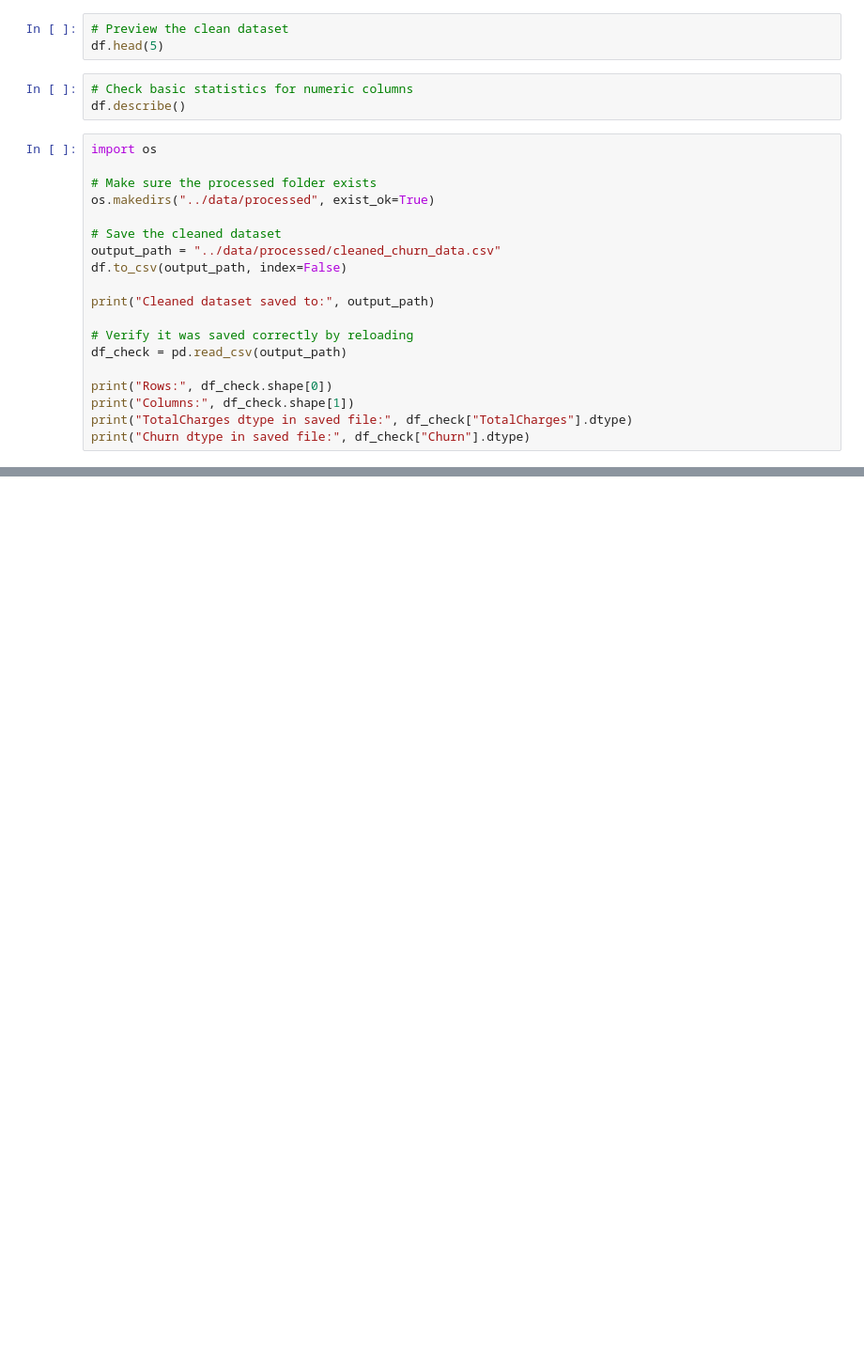
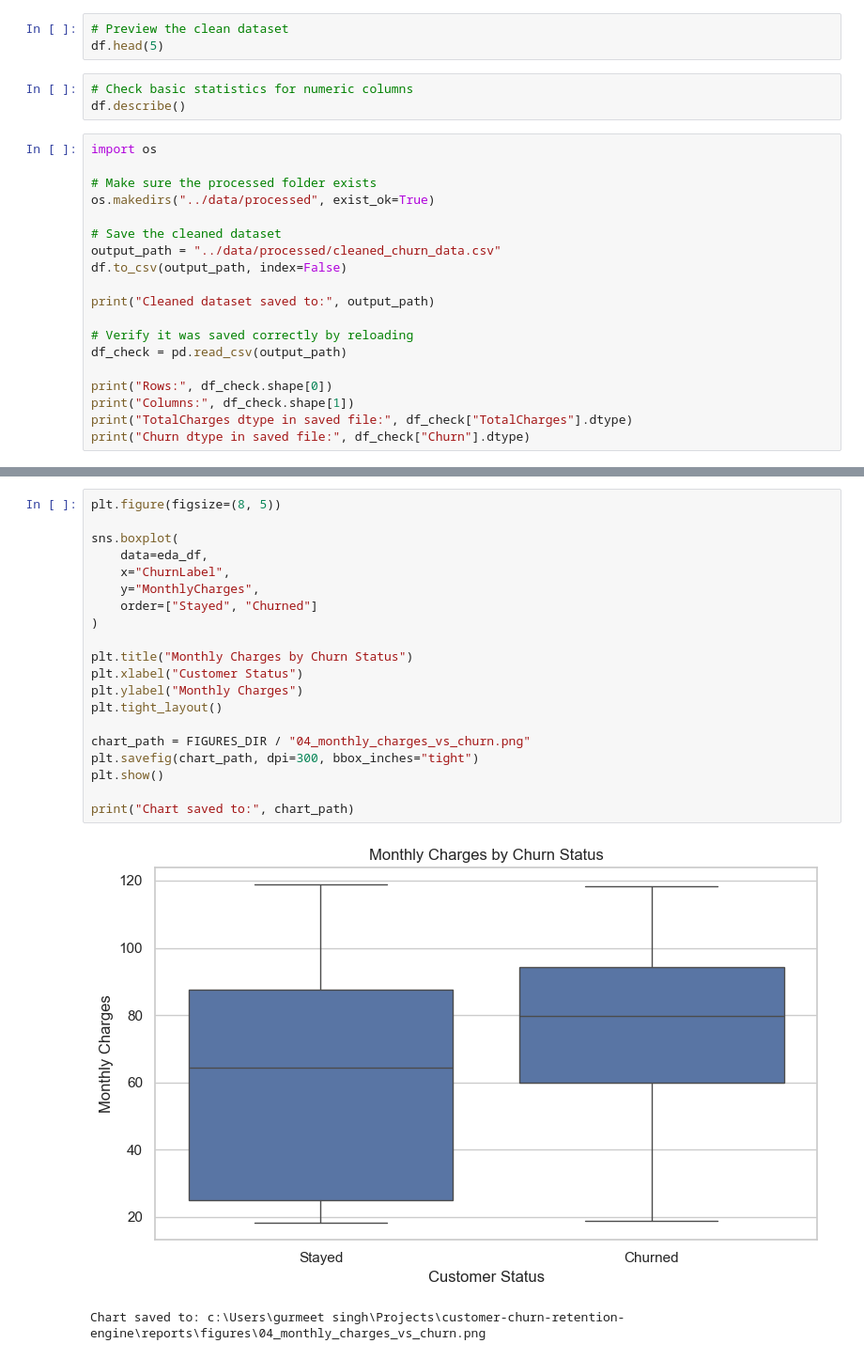
Before and after one commit to simranjitkaur-codes/customer-churn-retention-engine, a Jupyter notebook: notebooks/01_data_inspection.ipynb, the cells around one changed output, grey strips where cells are left out. Shown at 94% size. Cells and saved outputs as stored; diff of their text form; blank space fills up the shorter version.

```diff
--- a/notebooks/01_data_inspection.ipynb
+++ b/notebooks/01_data_inspection.ipynb
@@ -226,0 +527,23 @@ print("Churn dtype in saved file:", df_check["Churn"].dtype)
+# %%
+plt.figure(figsize=(8, 5))
+
+sns.boxplot(
+    data=eda_df,
+    x="ChurnLabel",
+    y="MonthlyCharges",
+    order=["Stayed", "Churned"]
+)
+
+plt.title("Monthly Charges by Churn Status")
+plt.xlabel("Customer Status")
+plt.ylabel("Monthly Charges")
+plt.tight_layout()
+
+chart_path = FIGURES_DIR / "04_monthly_charges_vs_churn.png"
+plt.savefig(chart_path, dpi=300, bbox_inches="tight")
+plt.show()
+
+print("Chart saved to:", chart_path)
+# %% [output]
+[figure, added]
+Chart saved to: c:\Users\gurmeet singh\Projects\customer-churn-retention-engine\reports\figures\04_monthly_charges_vs_churn.png
```
Also changed, not shown: parts of 21 cells of this notebook, 11 other files.
